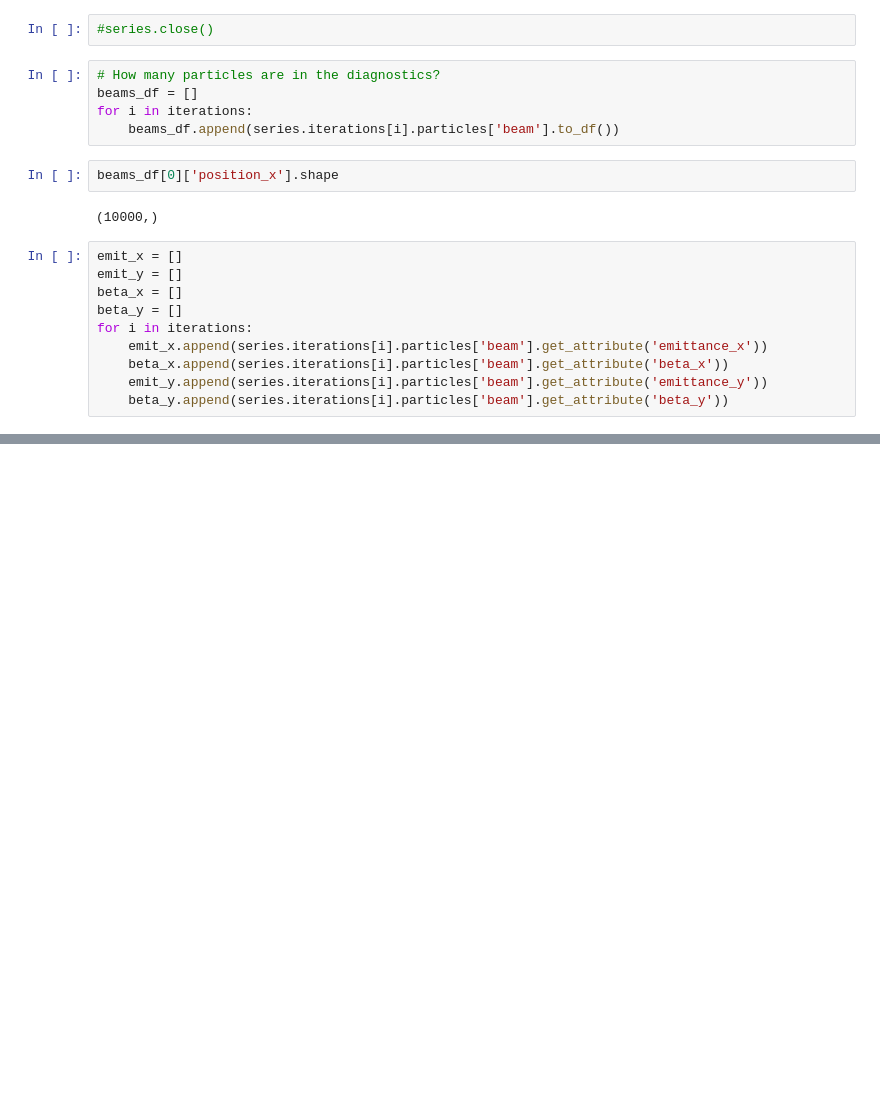
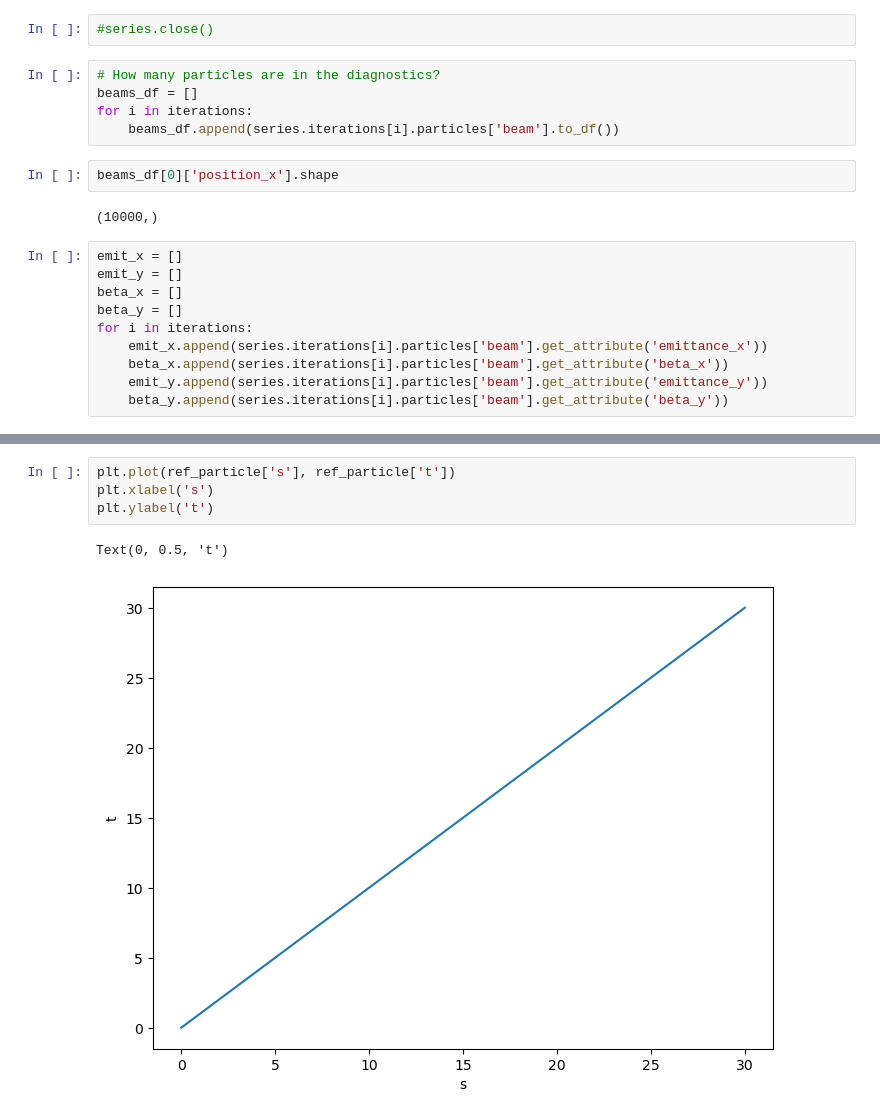
Before and after one commit to egstern/impactx-apps, a Jupyter notebook: realfodo_periods/analyze_fodo.ipynb, the cells around one changed output, grey strips where cells are left out. Cells and saved outputs as stored; diff of their text form; blank space fills up the shorter version.

```diff
--- a/realfodo_periods/analyze_fodo.ipynb
+++ b/realfodo_periods/analyze_fodo.ipynb
@@ -98,0 +151,7 @@ emit_x
+# %%
+plt.plot(ref_particle['s'], ref_particle['t'])
+plt.xlabel('s')
+plt.ylabel('t')
+# %% [output]
+Text(0, 0.5, 't')
+[figure, added]
```
Also changed, not shown: parts of 12 cells of this notebook, 2 other files.
